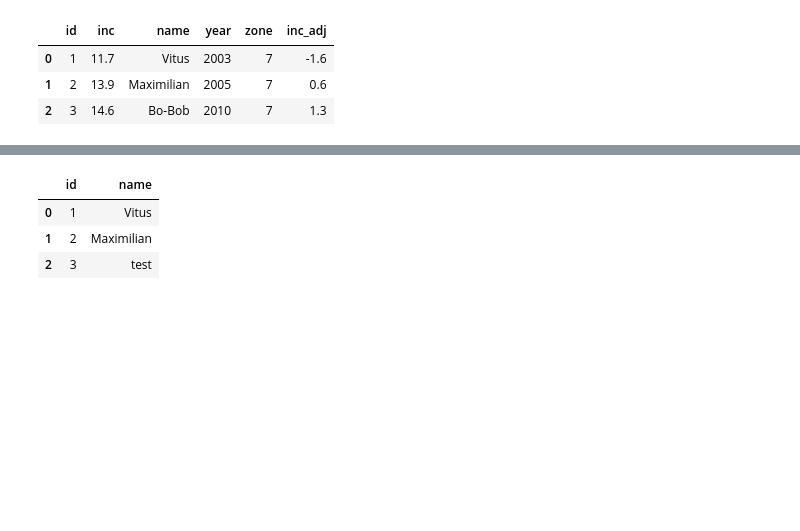
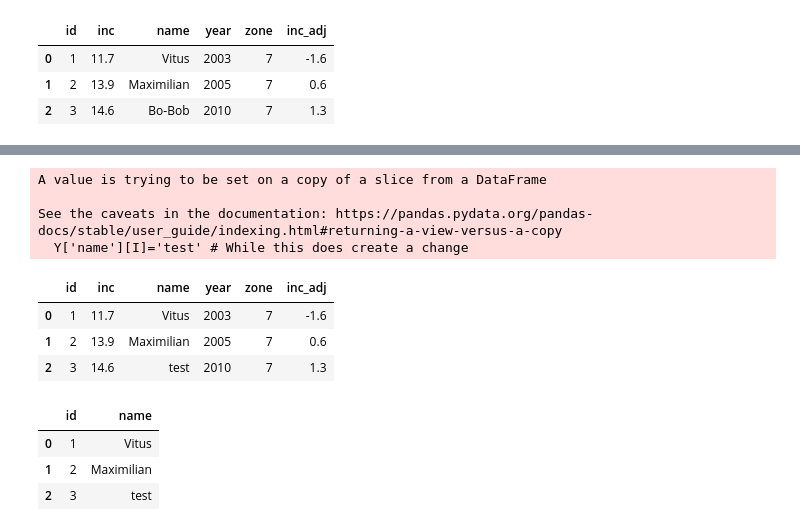
Before and after one commit to NumEconCopenhagen/IntroProg-lectures, a Jupyter notebook: 2 - Data basics/Data_basics.ipynb, the cells around one changed output, grey strips where cells are left out. Cells and saved outputs as stored; diff of their text form; code cells hidden in the pictures; blank space fills up the shorter version.

Commit message:
First data lectures, small fixes

```diff
--- a/2 - Data basics/Data_basics.ipynb
+++ b/2 - Data basics/Data_basics.ipynb
@@ -331,0 +355,3 @@ Z1.loc[I, ['name']] = 'test'
+# %%
+Y[['name']][I]='test' # This makes no change
+display(Y)
@@ -332 +372,13 @@ Z1.loc[I, ['name']] = 'test'
+# %%
+Y['name'][I]='test' # While this does create a change
+display(Y)
+# %% [output]
+A value is trying to be set on a copy of a slice from a DataFrame
+
+See the caveats in the documentation: https://pandas.pydata.org/pandas-docs/stable/user_guide/indexing.html#returning-a-view-versus-a-copy
+  Y['name'][I]='test' # While this does create a change
+|  | id | inc | name | year | zone | inc_adj |
+| 0 | 1 | 11.7 | Vitus | 2003 | 7 | -1.6 |
+| 1 | 2 | 13.9 | Maximilian | 2005 | 7 | 0.6 |
+| 2 | 3 | 14.6 | test | 2010 | 7 | 1.3 |
 # %%
```
Also changed, not shown: parts of 20 cells of this notebook, 7 other files.
